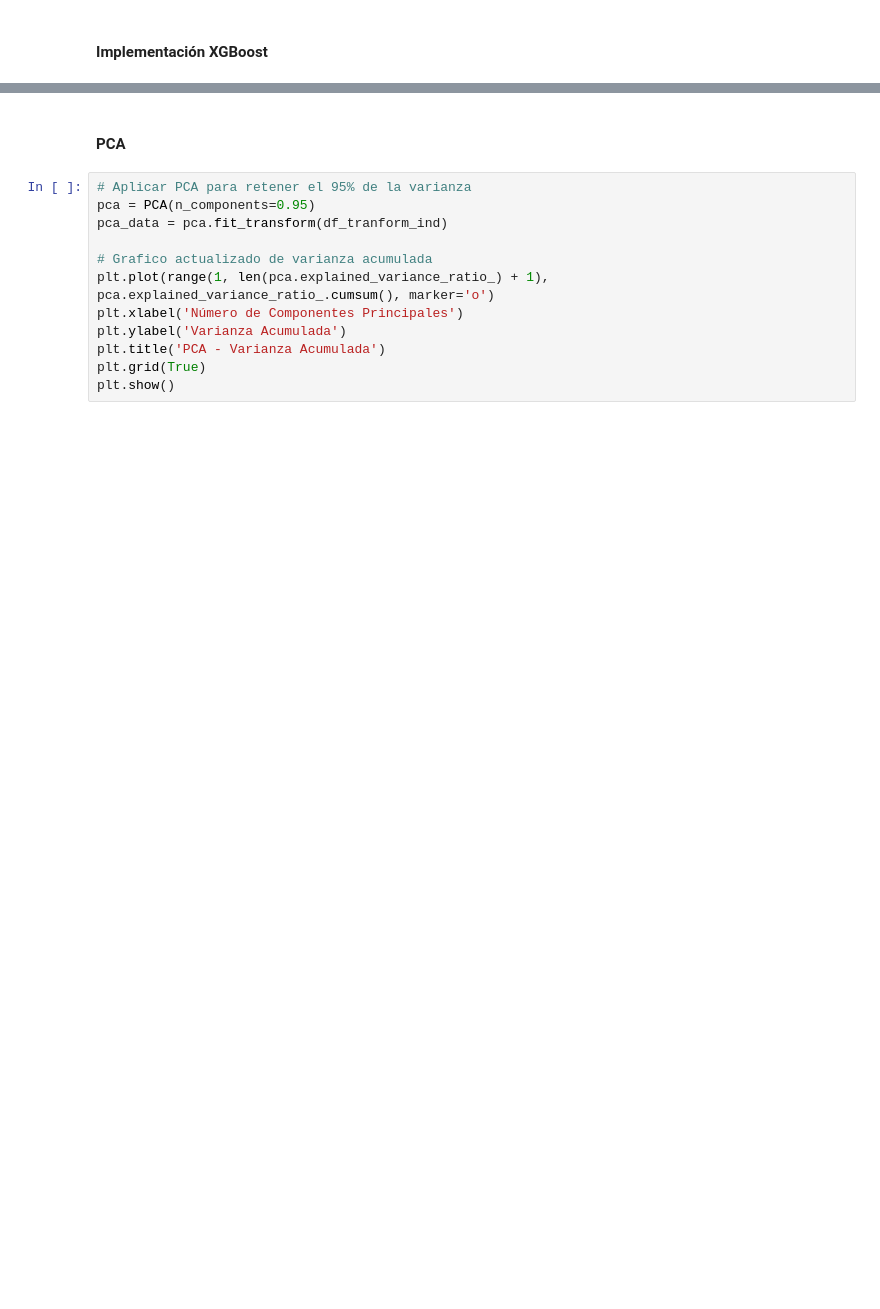
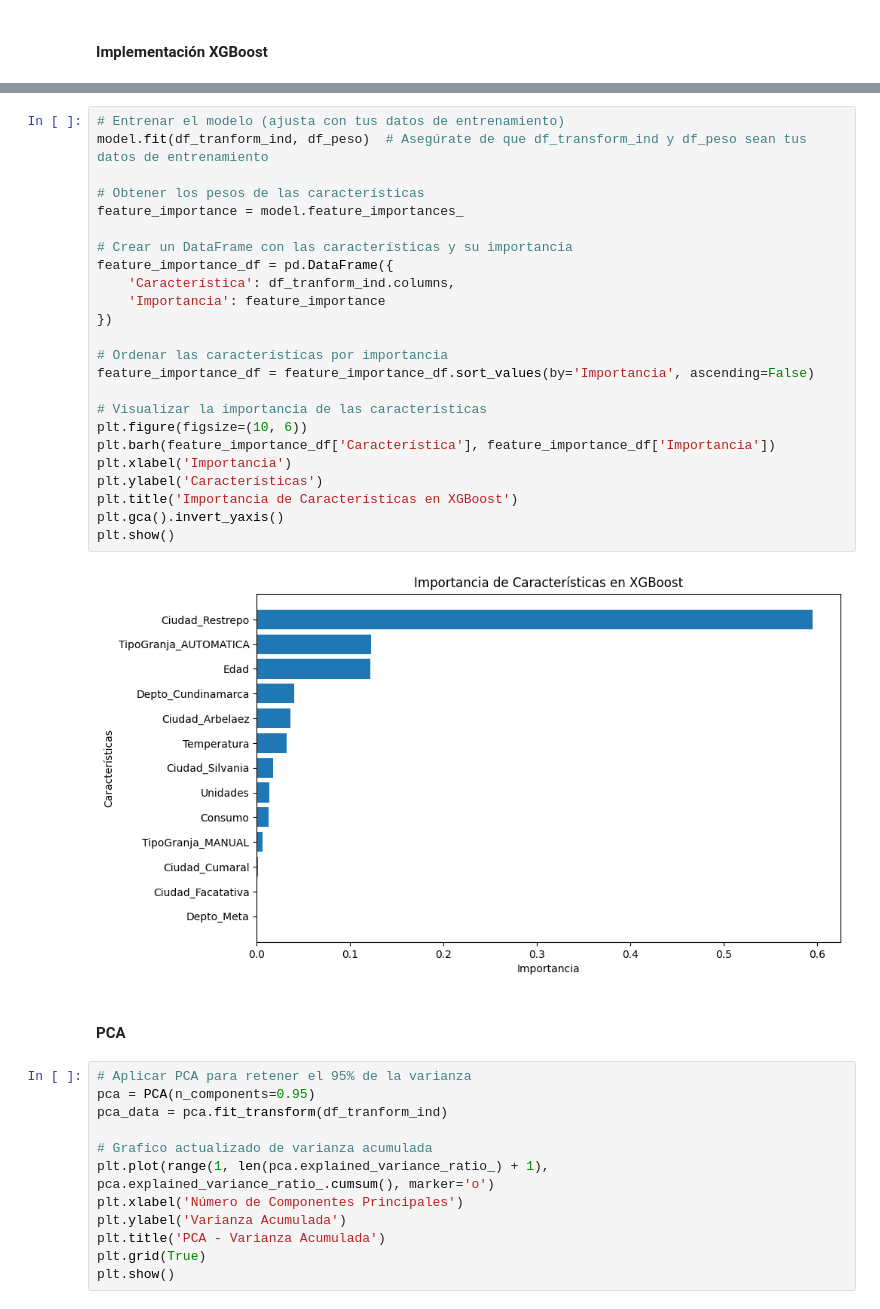
Before and after one commit to sebastiaanbv/Proyecto-final, a Jupyter notebook: Proyeccion_peso.ipynb, the cells around one changed output, grey strips where cells are left out. Cells and saved outputs as stored; diff of their text form; blank space fills up the shorter version.

```diff
--- a/Proyeccion_peso.ipynb
+++ b/Proyeccion_peso.ipynb
@@ -480,3 +619,29 @@ R² Ajustado: 0.9786429321664194
+# %%
+# Entrenar el modelo (ajusta con tus datos de entrenamiento)
+model.fit(df_tranform_ind, df_peso)  # Asegúrate de que df_transform_ind y df_peso sean tus datos de entrenamiento
+
+# Obtener los pesos de las características
+feature_importance = model.feature_importances_
+
+# Crear un DataFrame con las características y su importancia
+feature_importance_df = pd.DataFrame({
+    'Característica': df_tranform_ind.columns,
+    'Importancia': feature_importance
+})
+
+# Ordenar las características por importancia
+feature_importance_df = feature_importance_df.sort_values(by='Importancia', ascending=False)
+
+# Visualizar la importancia de las características
+plt.figure(figsize=(10, 6))
+plt.barh(feature_importance_df['Característica'], feature_importance_df['Importancia'])
+plt.xlabel('Importancia')
+plt.ylabel('Características')
+plt.title('Importancia de Características en XGBoost')
+plt.gca().invert_yaxis()
+plt.show()
+# %% [output]
+[figure, added]
 # %% [markdown]
 #### PCA
 # %%
```
Also changed, not shown: parts of 28 cells of this notebook, 2 other files.
